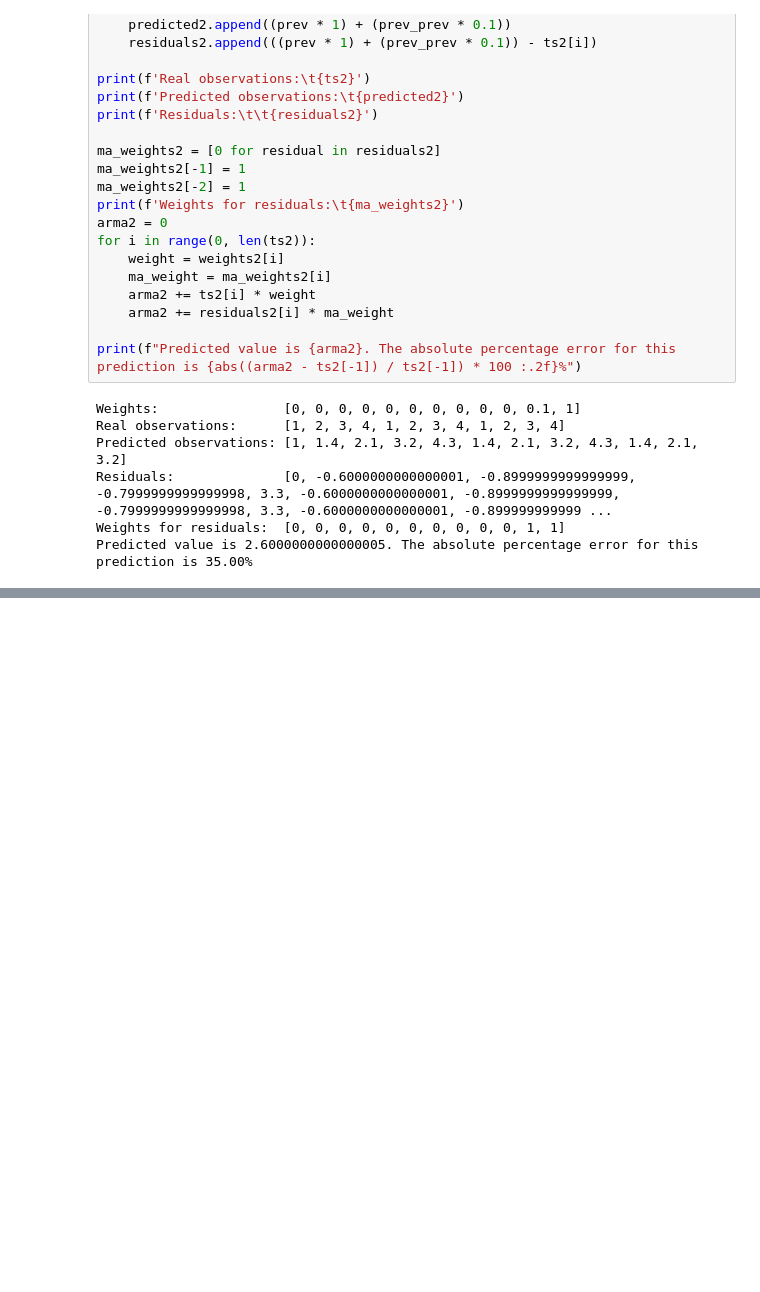
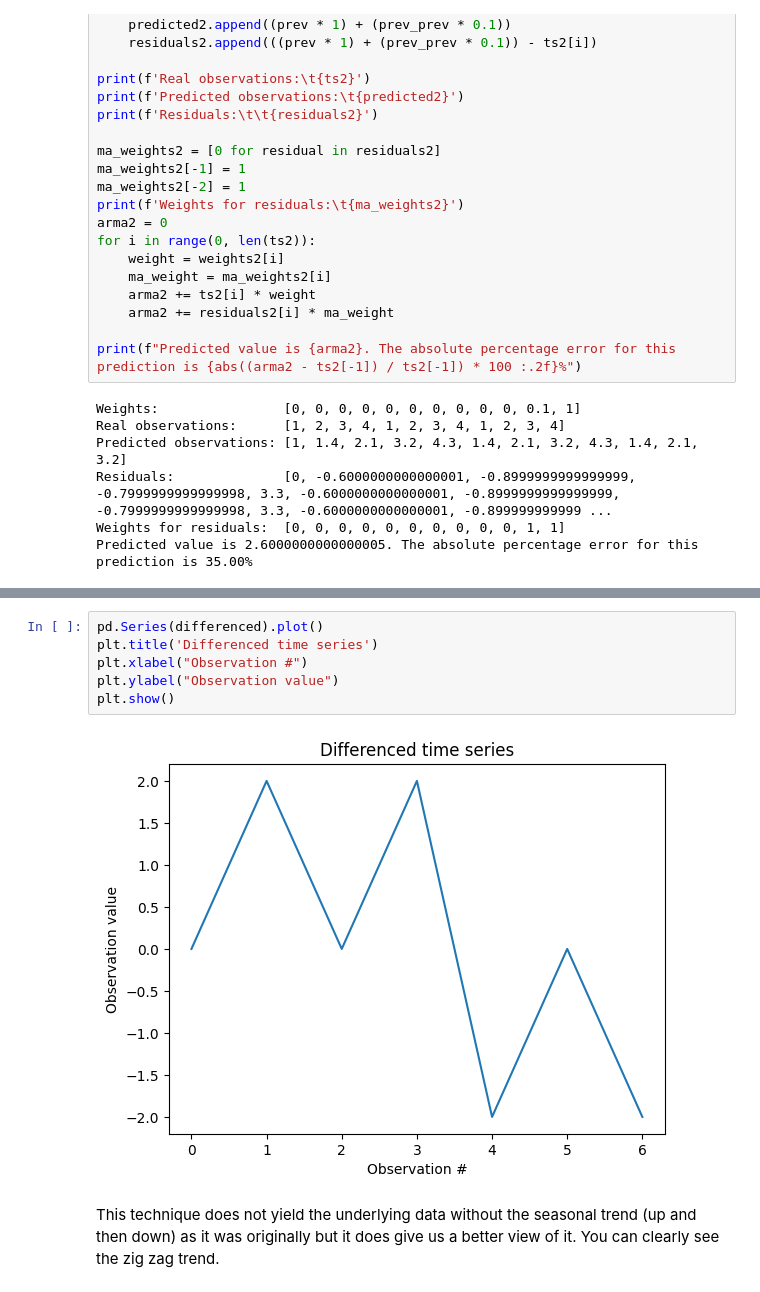
Before and after one commit to mcdejonge/lesson-timeseries, a Jupyter notebook: lecture-timeseries-1.ipynb, the cells around one changed output, grey strips where cells are left out. Drawn from its saved outputs; the diff is of its cells as text; blank space fills up the shorter version.

```diff
--- a/lecture-timeseries-1.ipynb
+++ b/lecture-timeseries-1.ipynb
@@ -150 +183,11 @@ The second example time series clearly has a recurring pattern, which is why ARM
+# %%
+pd.Series(differenced).plot()
+plt.title('Differenced time series')
+plt.xlabel("Observation #")
+plt.ylabel("Observation value")
+plt.show()
+# %% [output]
+[figure, added]
+# %% [markdown]
+This technique does not yield the underlying data without the seasonal trend (up and then down) as it was originally but it does give us a better view of it. You can clearly see the zig zag trend.
 # %% [markdown]
```
Also changed, not shown: parts of 33 cells of this notebook, 4 other files.
